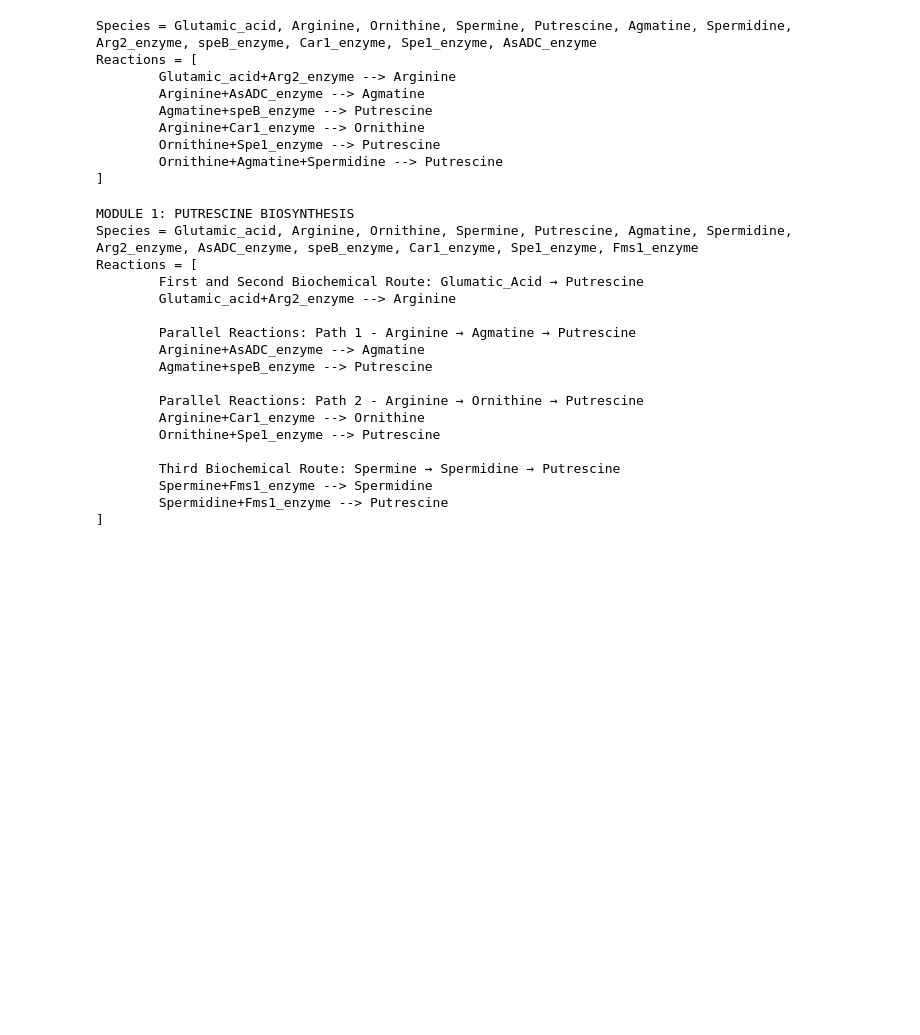
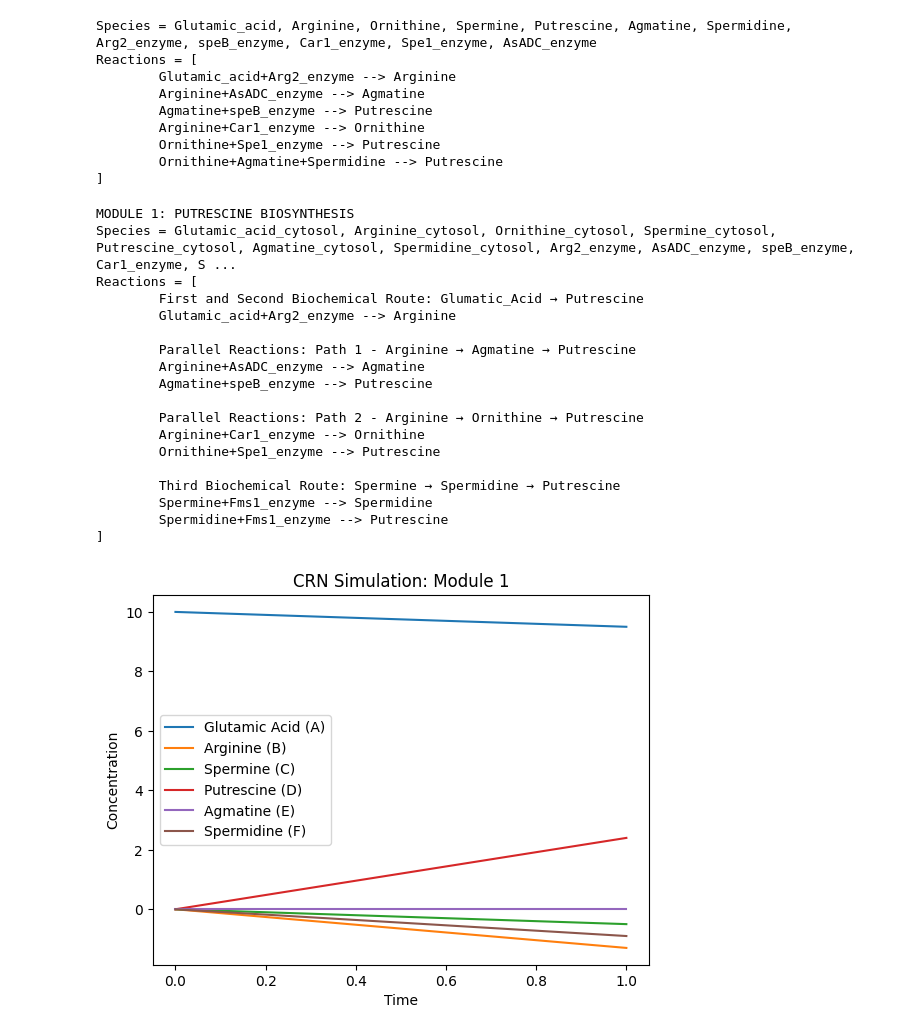
Before and after one commit to Adriana0025/CORE_BIO25, a Jupyter notebook: Adriana Module 1 and 2 Notebook.ipynb, the cells around one changed output. Drawn from its saved outputs; the diff is of its cells as text; code cells hidden in the pictures; blank space fills up the shorter version.

```diff
--- a/Adriana Module 1 and 2 Notebook.ipynb
+++ b/Adriana Module 1 and 2 Notebook.ipynb
@@ -83,13 +83,13 @@ Reactions = [
 from biocrnpyler import Species, Reaction, ChemicalReactionNetwork
 
 # Define species
-A = Species("Glutamic_acid")
-B = Species("Arginine")
-C = Species("Ornithine")
-D = Species("Spermine")
-E = Species("Putrescine")
-F = Species("Agmatine")
-G = Species("Spermidine")
+A = Species("Glutamic_acid", compartment = "cytosol")
+B = Species("Arginine", compartment = "cytosol")
+C = Species("Ornithine", compartment = "cytosol")
+D = Species("Spermine",compartment = "cytosol")
+E = Species("Putrescine", compartment = "cytosol")
+F = Species("Agmatine", compartment = "cytosol")
+G = Species("Spermidine",compartment = "cytosol")
 
 # Enzymes
 Arg2 = Species("Arg2_enzyme")
@@ -158,7 +158,7 @@ print(f"\t{R7}")  # Spermidine + Fms1_enzyme --> Putrescine
 print("]")
 # %% [output]
 MODULE 1: PUTRESCINE BIOSYNTHESIS
-Species = Glutamic_acid, Arginine, Ornithine, Spermine, Putrescine, Agmatine, Spermidine, Arg2_enzyme, AsADC_enzyme, speB_enzyme, Car1_enzyme, Spe1_enzyme, Fms1_enzyme
+Species = Glutamic_acid_cytosol, Arginine_cytosol, Ornithine_cytosol, Spermine_cytosol, Putrescine_cytosol, Agmatine_cytosol, Spermidine_cytosol, Arg2_enzyme, AsADC_enzyme, speB_enzyme, Car1_enzyme, S ...
 Reactions = [
         First and Second Biochemical Route: Glumatic_Acid → Putrescine
         Glutamic_acid+Arg2_enzyme --> Arginine
@@ -175,3 +175,55 @@ Reactions = [
         Spermine+Fms1_enzyme --> Spermidine
         Spermidine+Fms1_enzyme --> Putrescine
 ]
+# %%
+# Saving and simulating a CRN
+CRN.write_sbml_file("Module_1.xml")
+
+try:
+    import bioscrape
+    import numpy as np
+    import pylab as plt
+    import pandas as pd
+
+    # Initial conditions with correct syntax
+    x0 = {
+        "Glutamic_acid_cytosol": 10,
+        "Arginine_cytosol": 0,
+        "Ornithine_cytosol": 0,
+        "Spermine_cytosol": 0,
+        "Putrescine_cytosol": 0,
+        "Agmatine_cytosol": 0,
+        "Spermidine_cytosol": 0,
+        "Arg2_enzyme": 5,
+        "AsADC_enzyme": 5,
+        "speB_enzyme": 5,
+        "Car1_enzyme": 5,
+        "Spe1_enzyme": 5,
+        "Fms1_enzyme": 5
+    }
+
+    # Timepoints for simulation
+    timepoints = np.linspace(0, 1, 100)
+
+    # Simulate using BioSCRAPE via SBML export
+    R = CRN.simulate_with_bioscrape_via_sbml(timepoints=timepoints, initial_condition_dict=x0)
+
+    # Plotting selected species concentrations over time
+    plt.plot(R['time'], R["Glutamic_acid_cytosol"], label="Glutamic Acid (A)")
+    plt.plot(R['time'], R["Arginine_cytosol"], label="Arginine (B)")
+    plt.plot(R['time'], R["Spermine_cytosol"], label="Spermine (C)")
+    plt.plot(R['time'], R["Putrescine_cytosol"], label="Putrescine (D)")
+    plt.plot(R['time'], R["Agmatine_cytosol"], label="Agmatine (E)")
+    plt.plot(R['time'], R["Spermidine_cytosol"], label="Spermidine (F)")
+
+    # Label and show plot
+    plt.xlabel("Time")
+    plt.ylabel("Concentration")
+    plt.title("CRN Simulation: Module 1")
+    plt.legend()
+    plt.show()
+
+except ModuleNotFoundError:
+    print("Plotting or bioscrape modules not installed.")
+# %% [output]
+[figure, added]
```
Also changed, not shown: parts of 5 cells of this notebook.
